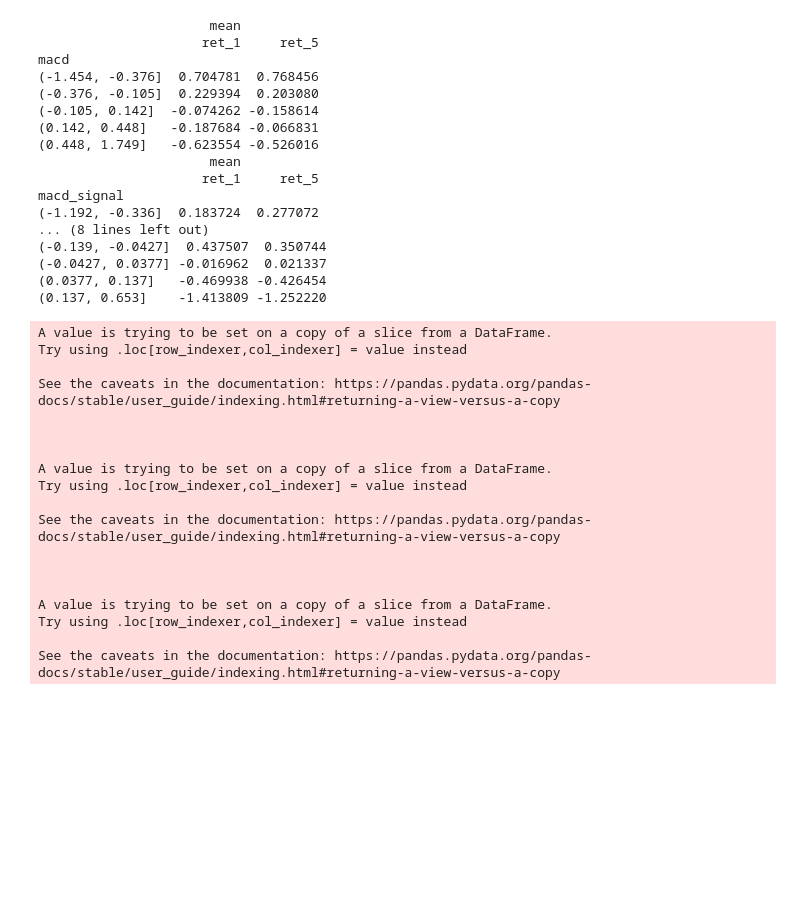
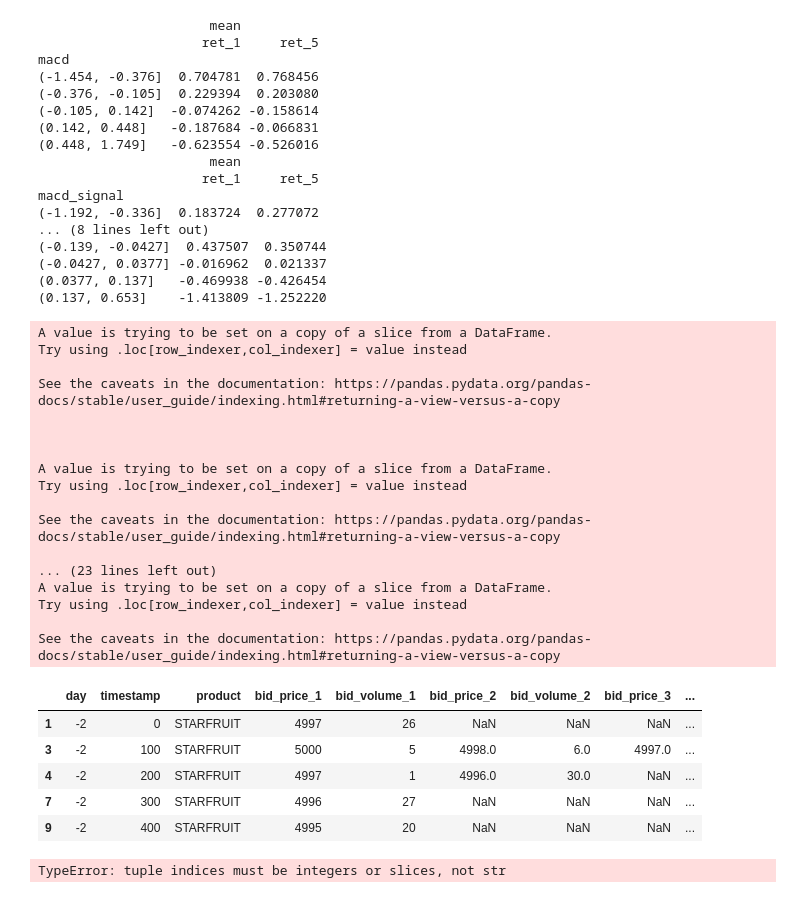
Before and after one commit to Doofinchmertz/IMCP_2, a Jupyter notebook: Ayush/amethysts.ipynb, the cells around one changed output. Drawn from its saved outputs; the diff is of its cells as text; code cells hidden in the pictures; blank space fills up the shorter version.

Commit message:
macd starfruit

```diff
--- a/Ayush/amethysts.ipynb
+++ b/Ayush/amethysts.ipynb
@@ -180,9 +182,13 @@ def calculate_macd(df, fast_period=12, slow_period=26, signal_period=9):
     # Calculate the MACD histogram
     macd_hist = macd_line - signal_line
 
-    return macd_line, signal_line, macd_hist
+    df['macd_line'] = macd_line
+    df['signal_line'] = signal_line
+    df['macd_hist'] = macd_hist
 
-macd, macd_signal, macd_hist = calculate_macd(df_1)
+    return df
+
+df_1 = calculate_macd(df_1)
 df_1['macd'] = macd
 df_1['macd_signal'] = macd_signal
 df_1['macd_hist'] = macd_hist
@@ -199,8 +205,7 @@ Try using .loc[row_indexer,col_indexer] = value instead
 
 See the caveats in the documentation: https://pandas.pydata.org/pandas-docs/stable/user_guide/indexing.html#returning-a-view-versus-a-copy
 
-
-
+... (23 lines left out)
 A value is trying to be set on a copy of a slice from a DataFrame.
 Try using .loc[row_indexer,col_indexer] = value instead
 
@@ -327,3 +332,29 @@ ema_slow = data_past['ema_slow']
 macd_line = data_past['macd_line']
 # %%
 traderData = str((best_bid + best_ask)//2)
+# %%
+df_1.head()
+# %% [output]
+|  | day | timestamp | product | bid_price_1 | bid_volume_1 | bid_price_2 | bid_volume_2 | bid_price_3 | ... |
+| 1 | -2 | 0 | STARFRUIT | 4997 | 26 | NaN | NaN | NaN | ... |
+| 3 | -2 | 100 | STARFRUIT | 5000 | 5 | 4998.0 | 6.0 | 4997.0 | ... |
+| 4 | -2 | 200 | STARFRUIT | 4997 | 1 | 4996.0 | 30.0 | NaN | ... |
+| 7 | -2 | 300 | STARFRUIT | 4996 | 27 | NaN | NaN | NaN | ... |
+| 9 | -2 | 400 | STARFRUIT | 4995 | 20 | NaN | NaN | NaN | ... |
+# %%
+def calculate_max_corr(df):
+    max_corr = -1
+    max_period = ()
+    for fast_period in range(10, 21):
+        for slow_period in range(20, 31):
+            for signal_period in range(5, 15):
+                df_macd = calculate_macd(df, fast_period, slow_period, signal_period)
+                corr = df_macd['macd_hist'].corr(df_macd['ret_5'])
+                if corr > max_corr:
+                    max_corr = corr
+                    max_period = (fast_period, slow_period, signal_period)
+    return max_corr, max_period
+
+max_corr, max_period = calculate_max_corr(df_1)
+# %% [output]
+TypeError: tuple indices must be integers or slices, not str
```
Also changed, not shown: parts of 4 cells of this notebook, 17 other files.
